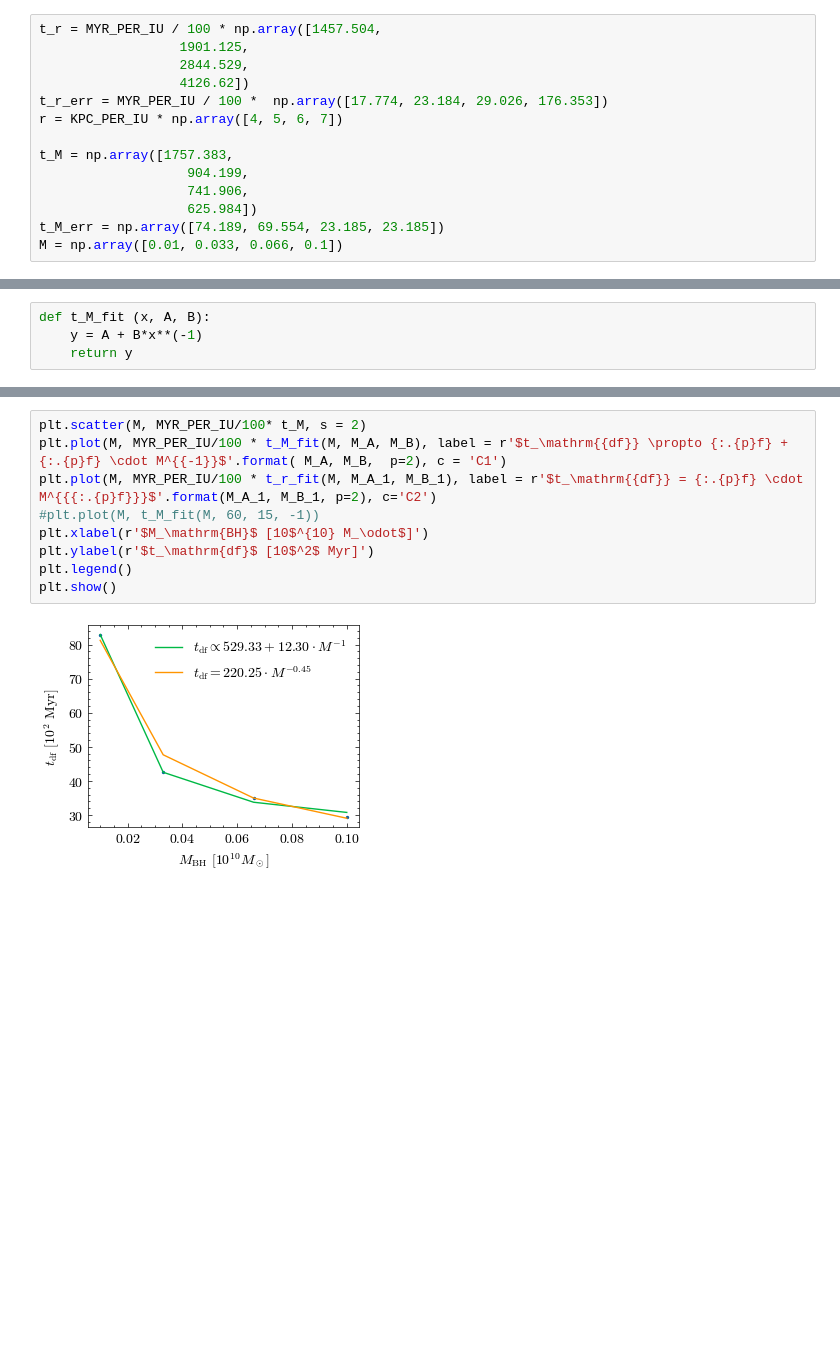
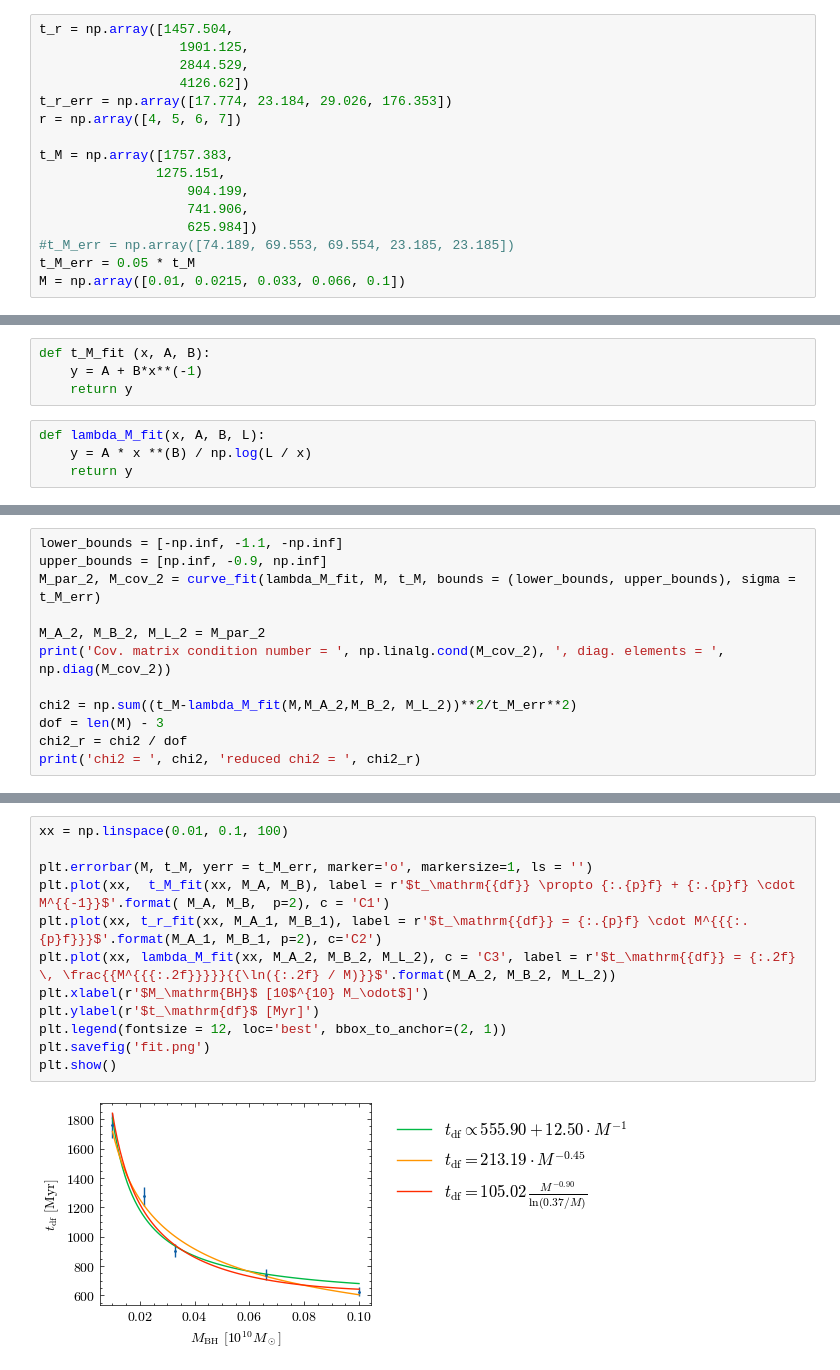
Before and after one commit to lisam10/stellar_systems_dynamics2024, a Jupyter notebook: final_exercise/M_r_fit.ipynb, the cells around one changed output, grey strips where cells are left out. Drawn from its saved outputs; the diff is of its cells as text; blank space fills up the shorter version.

```diff
--- a/final_exercise/M_r_fit.ipynb
+++ b/final_exercise/M_r_fit.ipynb
@@ -15,19 +15,21 @@ MYR_PER_IU = 4.714829951118732
 # %% [markdown]
 ### Data
 # %%
-t_r = MYR_PER_IU / 100 * np.array([1457.504,
+t_r = np.array([1457.504,
                   1901.125,
                   2844.529,
                   4126.62])
-t_r_err = MYR_PER_IU / 100 *  np.array([17.774, 23.184, 29.026, 176.353])
-r = KPC_PER_IU * np.array([4, 5, 6, 7])
+t_r_err = np.array([17.774, 23.184, 29.026, 176.353])
+r = np.array([4, 5, 6, 7])
 
 t_M = np.array([1757.383,
+               1275.151,
                    904.199,
                    741.906,
                    625.984])
-t_M_err = np.array([74.189, 69.554, 23.185, 23.185])
-M = np.array([0.01, 0.033, 0.066, 0.1])
+#t_M_err = np.array([74.189, 69.553, 69.554, 23.185, 23.185])
+t_M_err = 0.05 * t_M
+M = np.array([0.01, 0.0215, 0.033, 0.066, 0.1])
 # %% [markdown]
 ### t_df vs radius
 # %%
@@ -62,6 +64,10 @@ plt.show()
 def t_M_fit (x, A, B):
     y = A + B*x**(-1)
     return y
+# %%
+def lambda_M_fit(x, A, B, L):
+    y = A * x **(B) / np.log(L / x)
+    return y
 # %%
 M_par, M_cov = curve_fit(t_M_fit, M, t_M)
 
@@ -92,0 +97,12 @@ reduced chi2 =  1.3745196630344654
+# %%
+lower_bounds = [-np.inf, -1.1, -np.inf]
+upper_bounds = [np.inf, -0.9, np.inf]
+M_par_2, M_cov_2 = curve_fit(lambda_M_fit, M, t_M, bounds = (lower_bounds, upper_bounds), sigma = t_M_err)
+
+M_A_2, M_B_2, M_L_2 = M_par_2
+print('Cov. matrix condition number = ', np.linalg.cond(M_cov_2), ', diag. elements = ', np.diag(M_cov_2))
+
+chi2 = np.sum((t_M-lambda_M_fit(M,M_A_2,M_B_2, M_L_2))**2/t_M_err**2)
+dof = len(M) - 3
+chi2_r = chi2 / dof
+print('chi2 = ', chi2, 'reduced chi2 = ', chi2_r)
@@ -93,11 +112,14 @@ reduced chi2 =  1.3745196630344654
 # %%
-plt.scatter(M, MYR_PER_IU/100* t_M, s = 2)
-plt.plot(M, MYR_PER_IU/100 * t_M_fit(M, M_A, M_B), label = r'$t_\mathrm{{df}} \propto {:.{p}f} + {:.{p}f} \cdot M^{{-1}}$'.format( M_A, M_B,  p=2), c = 'C1')
-plt.plot(M, MYR_PER_IU/100 * t_r_fit(M, M_A_1, M_B_1), label = r'$t_\mathrm{{df}} = {:.{p}f} \cdot M^{{{:.{p}f}}}$'.format(M_A_1, M_B_1, p=2), c='C2')
-#plt.plot(M, t_M_fit(M, 60, 15, -1))
+xx = np.linspace(0.01, 0.1, 100)
+
+plt.errorbar(M, t_M, yerr = t_M_err, marker='o', markersize=1, ls = '')
+plt.plot(xx,  t_M_fit(xx, M_A, M_B), label = r'$t_\mathrm{{df}} \propto {:.{p}f} + {:.{p}f} \cdot M^{{-1}}$'.format( M_A, M_B,  p=2), c = 'C1')
+plt.plot(xx, t_r_fit(xx, M_A_1, M_B_1), label = r'$t_\mathrm{{df}} = {:.{p}f} \cdot M^{{{:.{p}f}}}$'.format(M_A_1, M_B_1, p=2), c='C2')
+plt.plot(xx, lambda_M_fit(xx, M_A_2, M_B_2, M_L_2), c = 'C3', label = r'$t_\mathrm{{df}} = {:.2f} \, \frac{{M^{{{:.2f}}}}}{{\ln({:.2f} / M)}}$'.format(M_A_2, M_B_2, M_L_2))
 plt.xlabel(r'$M_\mathrm{BH}$ [10$^{10} M_\odot$]')
-plt.ylabel(r'$t_\mathrm{df}$ [10$^2$ Myr]')
-plt.legend()
+plt.ylabel(r'$t_\mathrm{df}$ [Myr]')
+plt.legend(fontsize = 12, loc='best', bbox_to_anchor=(2, 1))
+plt.savefig('fit.png')
 plt.show()
 # %% [output]
-[figure, old version]
+[figure, new version]
```
Also changed, not shown: parts of 6 cells of this notebook, 4 other files.
